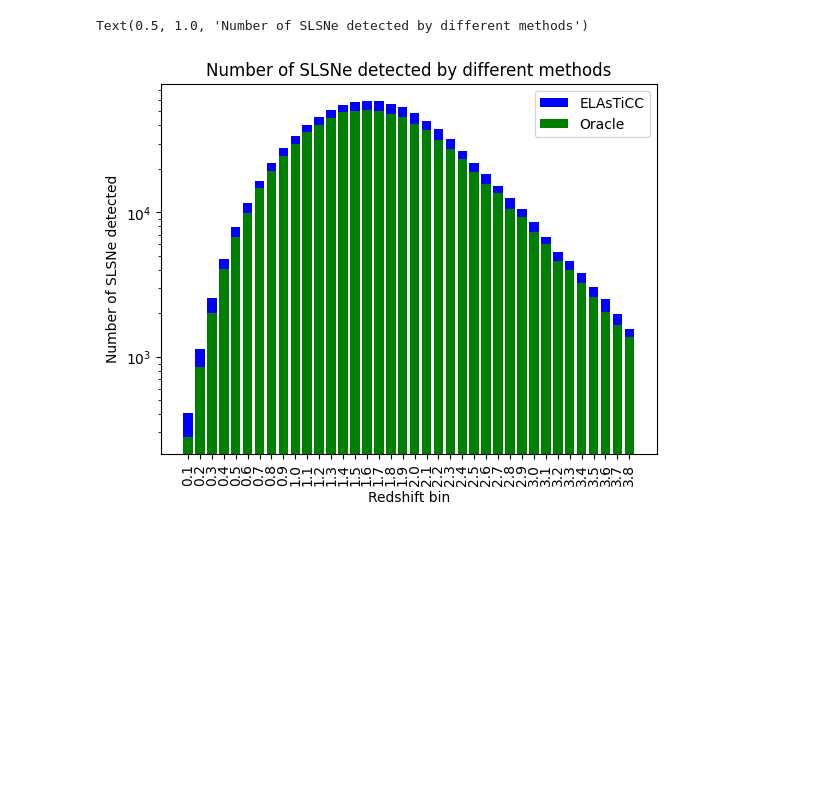
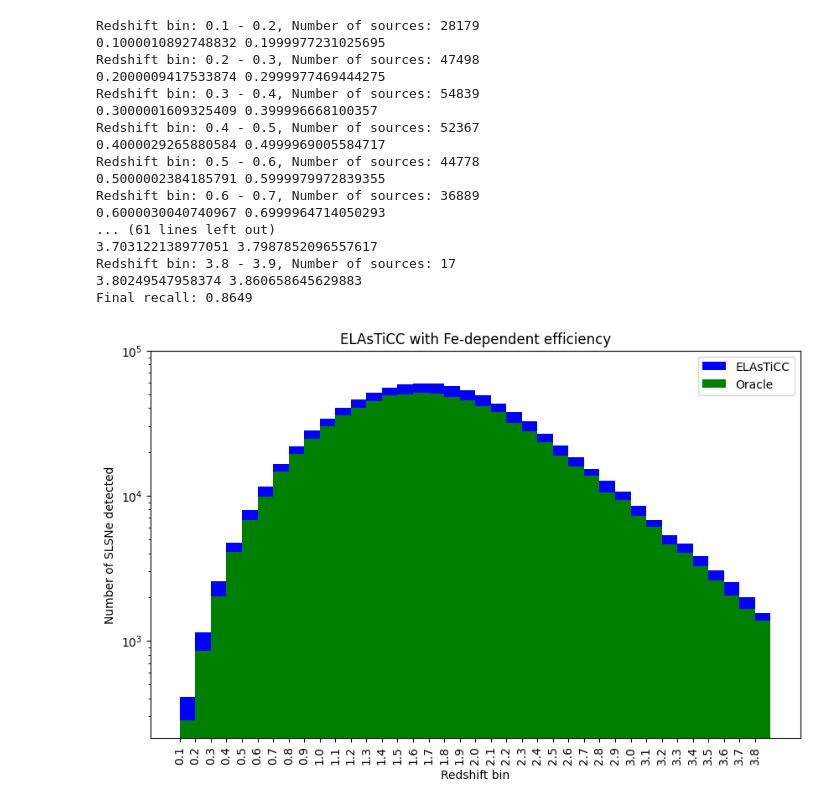
Before and after one commit to dev-ved30/Oracle, a Jupyter notebook: notebooks/Oracle+Rates.ipynb, the cells around one changed output. Saved outputs shown, nothing was run; the diff lists cells and outputs as text; code cells hidden in the pictures; blank space fills up the shorter version.

Commit message:
Updated rates work

```diff
--- a/notebooks/Oracle+Rates.ipynb
+++ b/notebooks/Oracle+Rates.ipynb
@@ -84,29 +112,22 @@ Recall: 0.8824
 # %%
-for s in all_status:
-
-    if 'N_detects' not in s:
-        continue
-
-    # Make bars for each of the three detection methods
-    # plt.bar(f"{s['z_lo']:.1f}", s['N_detects'], label='Detect', color='gray', zorder=0)
-    plt.bar(f"{s['z_lo']:.1f}", s['N_success_ELAsTiCC'], label='ELAsTiCC', color='blue', zorder=1)
-    plt.bar(f"{s['z_lo']:.1f}", s['N_oracle_detects'], label='Oracle', color='green', zorder=2)
-
-plt.xlabel('Redshift bin')
-plt.ylabel('Number of SLSNe detected')
-
-# flip the x-ticks to be vertical
-plt.xticks(rotation=90)
-
-# remove duplicate labels in the legend
-plt.legend()
-handles, labels = plt.gca().get_legend_handles_labels()
-by_label = dict(zip(labels, handles))
-plt.legend(by_label.values(), by_label.keys())
-
-plt.yscale('log')
-
-plt.title('Number of SLSNe detected by different methods')
+fe_stats = make_plot(fe_stats, "ELAsTiCC with Fe-dependent efficiency")
+fe_stats.to_csv("fe_dependent_oracle_rates.csv", index=False)
 # %% [output]
-Text(0.5, 1.0, 'Number of SLSNe detected by different methods')
+Redshift bin: 0.1 - 0.2, Number of sources: 28179
+0.1000010892748832 0.1999977231025695
+Redshift bin: 0.2 - 0.3, Number of sources: 47498
+0.2000009417533874 0.2999977469444275
+Redshift bin: 0.3 - 0.4, Number of sources: 54839
+0.3000001609325409 0.399996668100357
+Redshift bin: 0.4 - 0.5, Number of sources: 52367
+0.4000029265880584 0.4999969005584717
+Redshift bin: 0.5 - 0.6, Number of sources: 44778
+0.5000002384185791 0.5999979972839355
+Redshift bin: 0.6 - 0.7, Number of sources: 36889
+0.6000030040740967 0.6999964714050293
+... (61 lines left out)
+3.703122138977051 3.7987852096557617
+Redshift bin: 3.8 - 3.9, Number of sources: 17
+3.80249547958374 3.860658645629883
+Final recall: 0.8649
-[figure, old version]
+[figure, new version]
```
Also changed, not shown: parts of 4 cells of this notebook, 1 other file.
